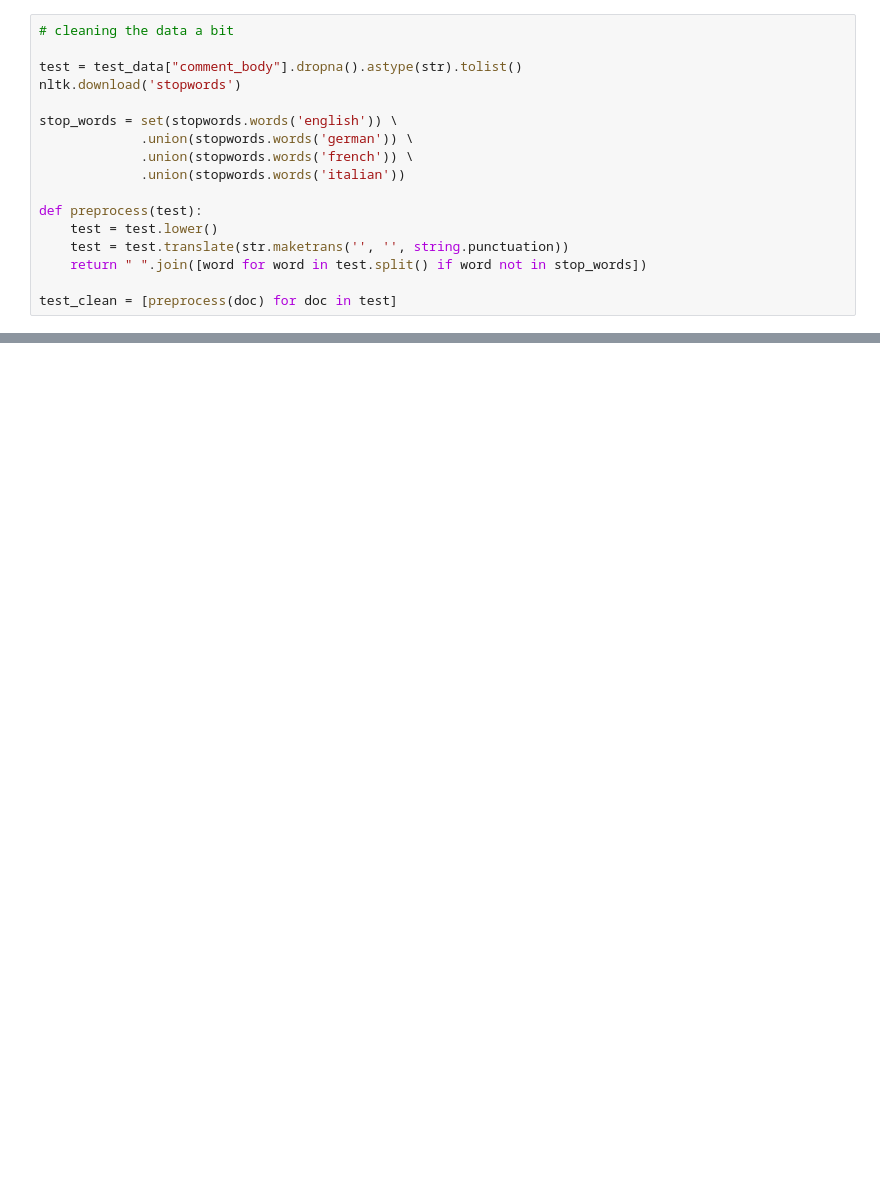
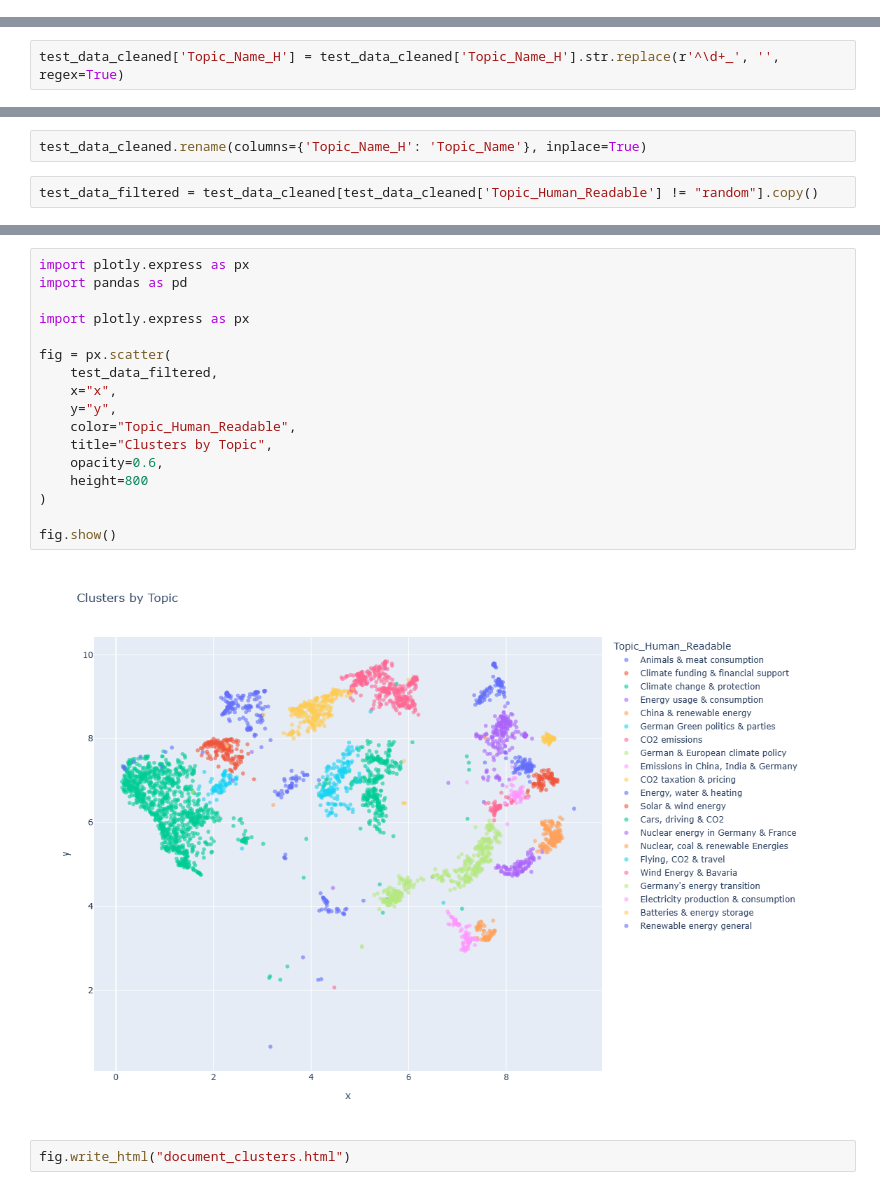
Before and after one commit to Pingu-iu/sicss_project, a Jupyter notebook: notebooks/clustering.ipynb, the cells around one changed output, grey strips where cells are left out. Saved outputs shown, nothing was run; the diff lists cells and outputs as text; blank space fills up the shorter version.

Commit message:
sprinct for topics + 3 graphs

```diff
--- a/notebooks/clustering.ipynb
+++ b/notebooks/clustering.ipynb
@@ -25,17 +0,0 @@ topic_model = BERTopic(embedding_model=embedding_model, verbose=True)
-# %%
-# cleaning the data a bit
-
-test = test_data["comment_body"].dropna().astype(str).tolist()
-nltk.download('stopwords')
-
-stop_words = set(stopwords.words('english')) \
-             .union(stopwords.words('german')) \
-             .union(stopwords.words('french')) \
-             .union(stopwords.words('italian'))
-
-def preprocess(test):
-    test = test.lower()
-    test = test.translate(str.maketrans('', '', string.punctuation))
-    return " ".join([word for word in test.split() if word not in stop_words])
-
-test_clean = [preprocess(doc) for doc in test]
@@ -124,0 +131,2 @@ plt.show()
+# %%
+test_data_cleaned['Topic_Name_H'] = test_data_cleaned['Topic_Name_H'].str.replace(r'^\d+_', '', regex=True)
@@ -124,0 +194,4 @@ plt.show()
+# %%
+test_data_cleaned.rename(columns={'Topic_Name_H': 'Topic_Name'}, inplace=True)
+# %%
+test_data_filtered = test_data_cleaned[test_data_cleaned['Topic_Human_Readable'] != "random"].copy()
@@ -124,0 +218,21 @@ plt.show()
+# %%
+import plotly.express as px
+import pandas as pd
+
+import plotly.express as px
+
+fig = px.scatter(
+    test_data_filtered,
+    x="x",
+    y="y",
+    color="Topic_Human_Readable",
+    title="Clusters by Topic",
+    opacity=0.6,
+    height=800
+)
+
+fig.show()
+# %% [output]
+[figure, added]
+# %%
+fig.write_html("document_clusters.html")
```
Also changed, not shown: parts of 38 cells of this notebook, 3 other files.
